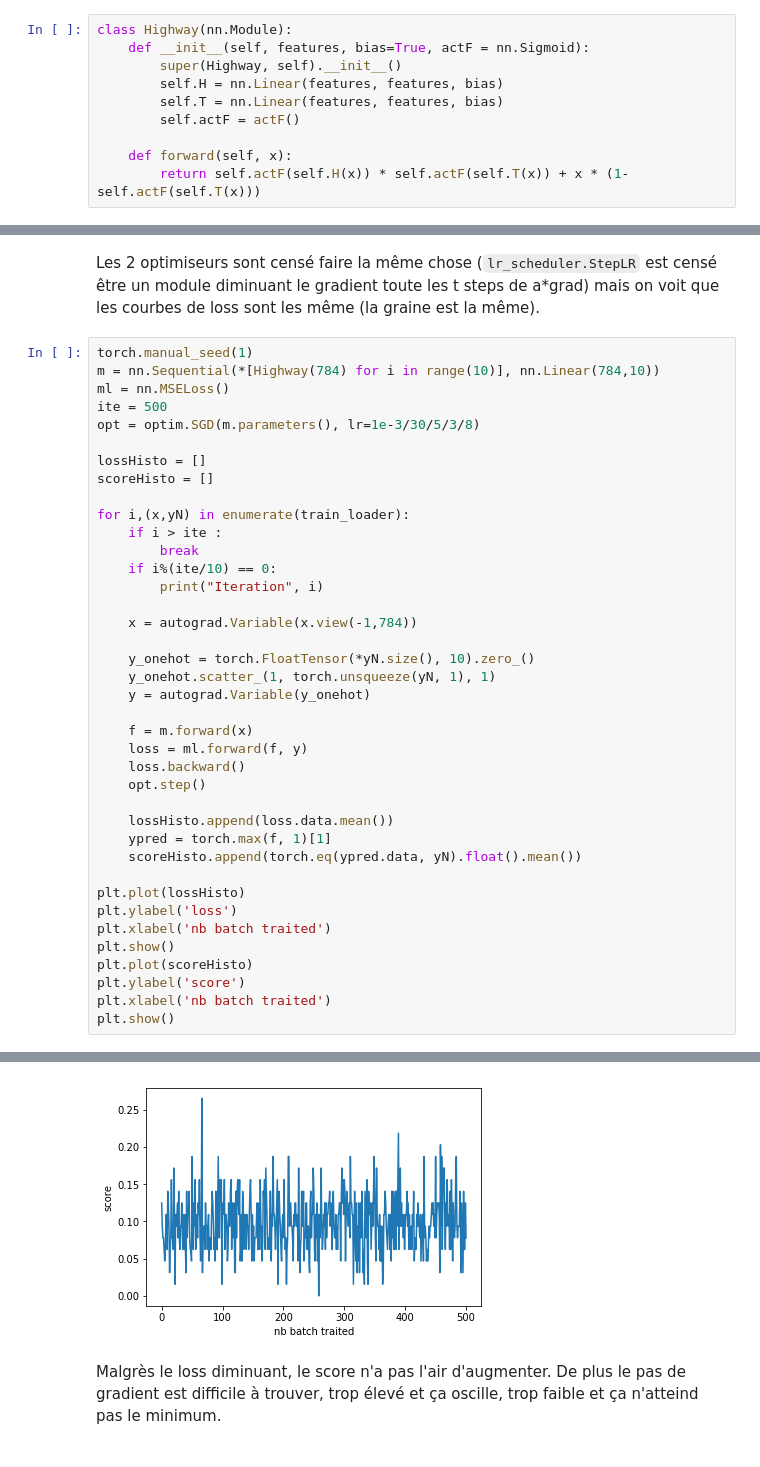
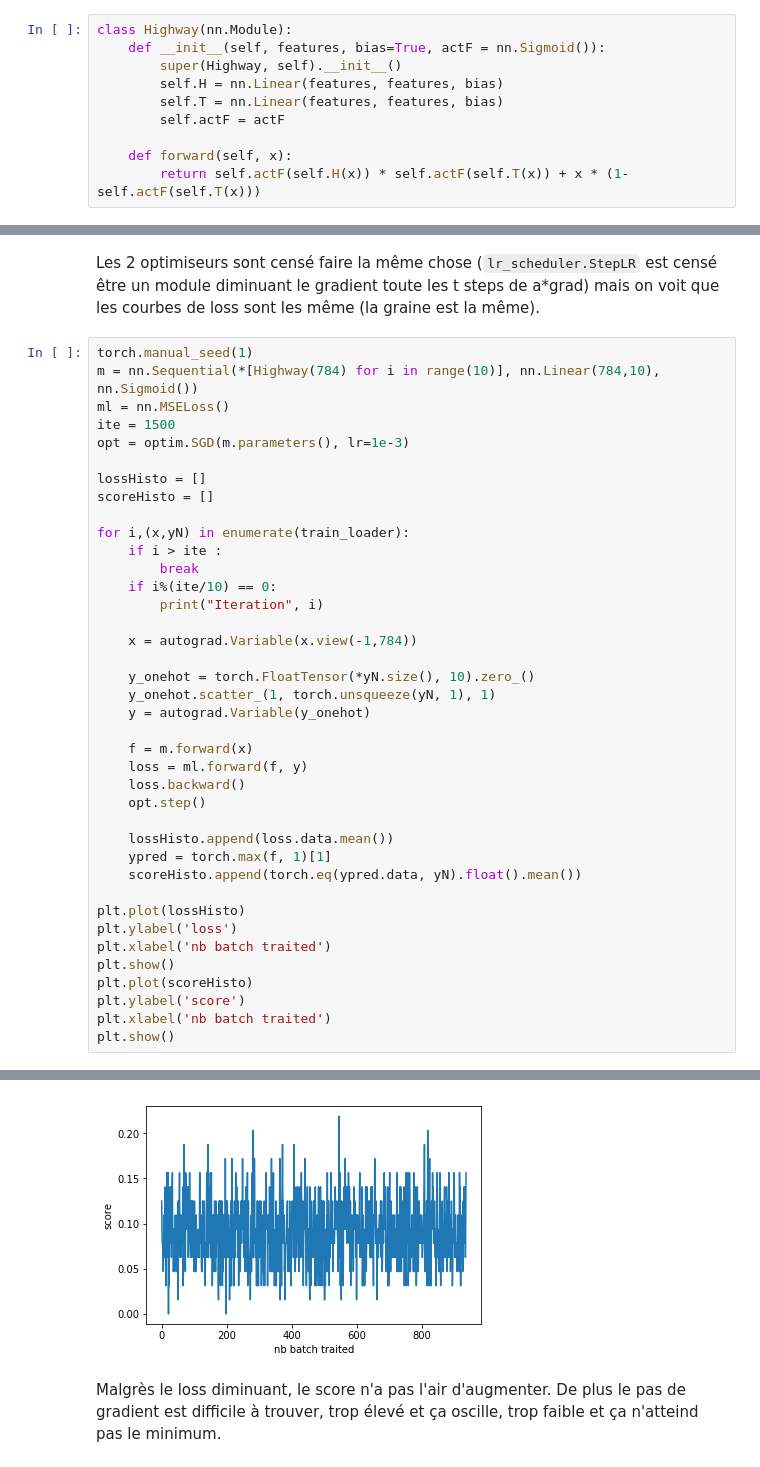
Before and after one commit to Benlog/AS, a Jupyter notebook: TME6.ipynb, the cells around one changed output, grey strips where cells are left out. Drawn from its saved outputs; the diff is of its cells as text.

````diff
--- a/TME6.ipynb
+++ b/TME6.ipynb
@@ -16,11 +16,11 @@ train_loader = torch.utils.data.DataLoader(datasets.MNIST('./data', train=True,
     transform=transforms.Compose([transforms.ToTensor(), transforms.Normalize((0.1307,),(0.3081,))])), batch_size=64, shuffle=True)
 # %%
 class Highway(nn.Module):
-    def __init__(self, features, bias=True, actF = nn.Sigmoid):
+    def __init__(self, features, bias=True, actF = nn.Sigmoid()):
         super(Highway, self).__init__()
         self.H = nn.Linear(features, features, bias)
         self.T = nn.Linear(features, features, bias)
-        self.actF = actF()
+        self.actF = actF
 
     def forward(self, x):
         return self.actF(self.H(x)) * self.actF(self.T(x)) + x * (1-self.actF(self.T(x)))
@@ -140,10 +120,10 @@ Iteration 500
 Les 2 optimiseurs sont censé faire la même chose (```lr_scheduler.StepLR``` est censé être un module diminuant le gradient toute les t steps de a\*grad) mais on voit que les courbes de loss sont les même (la graine est la même).
 # %%
 torch.manual_seed(1)
-m = nn.Sequential(*[Highway(784) for i in range(10)], nn.Linear(784,10))
+m = nn.Sequential(*[Highway(784) for i in range(10)], nn.Linear(784,10), nn.Sigmoid())
 ml = nn.MSELoss()
-ite = 500
-opt = optim.SGD(m.parameters(), lr=1e-3/30/5/3/8)
+ite = 1500
+opt = optim.SGD(m.parameters(), lr=1e-3)
 
 lossHisto = []
 scoreHisto = []
@@ -193,3 +169,3 @@ Iteration 500
-[figure, old version]
+[figure, new version]
 # %% [markdown]
 Malgrès le loss diminuant, le score n'a pas l'air d'augmenter. De plus le pas de gradient est difficile à trouver, trop élevé et ça oscille, trop faible et ça n'atteind pas le minimum.
````
Also changed, not shown: parts of 3 cells of this notebook, 1 other file.
